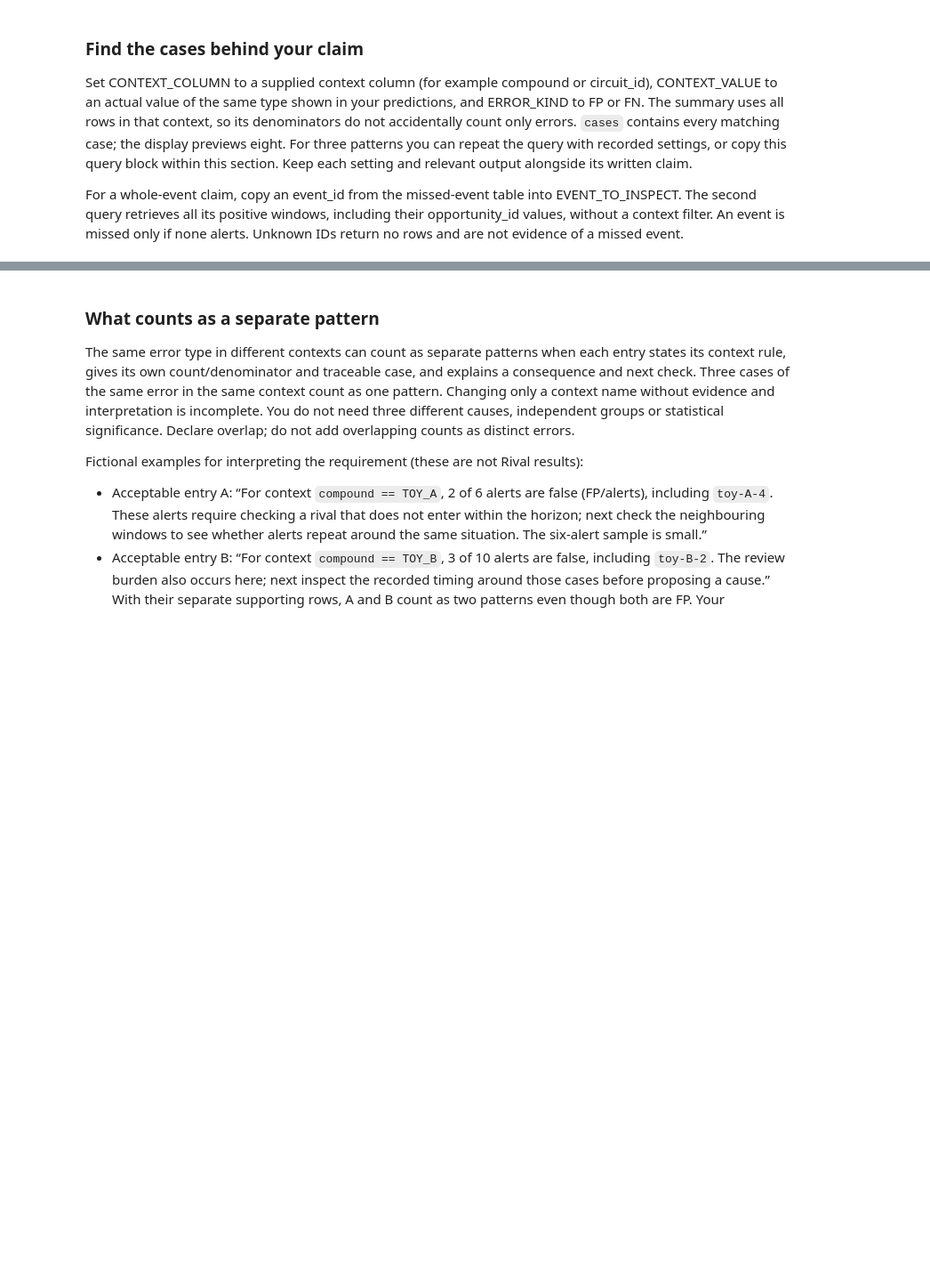
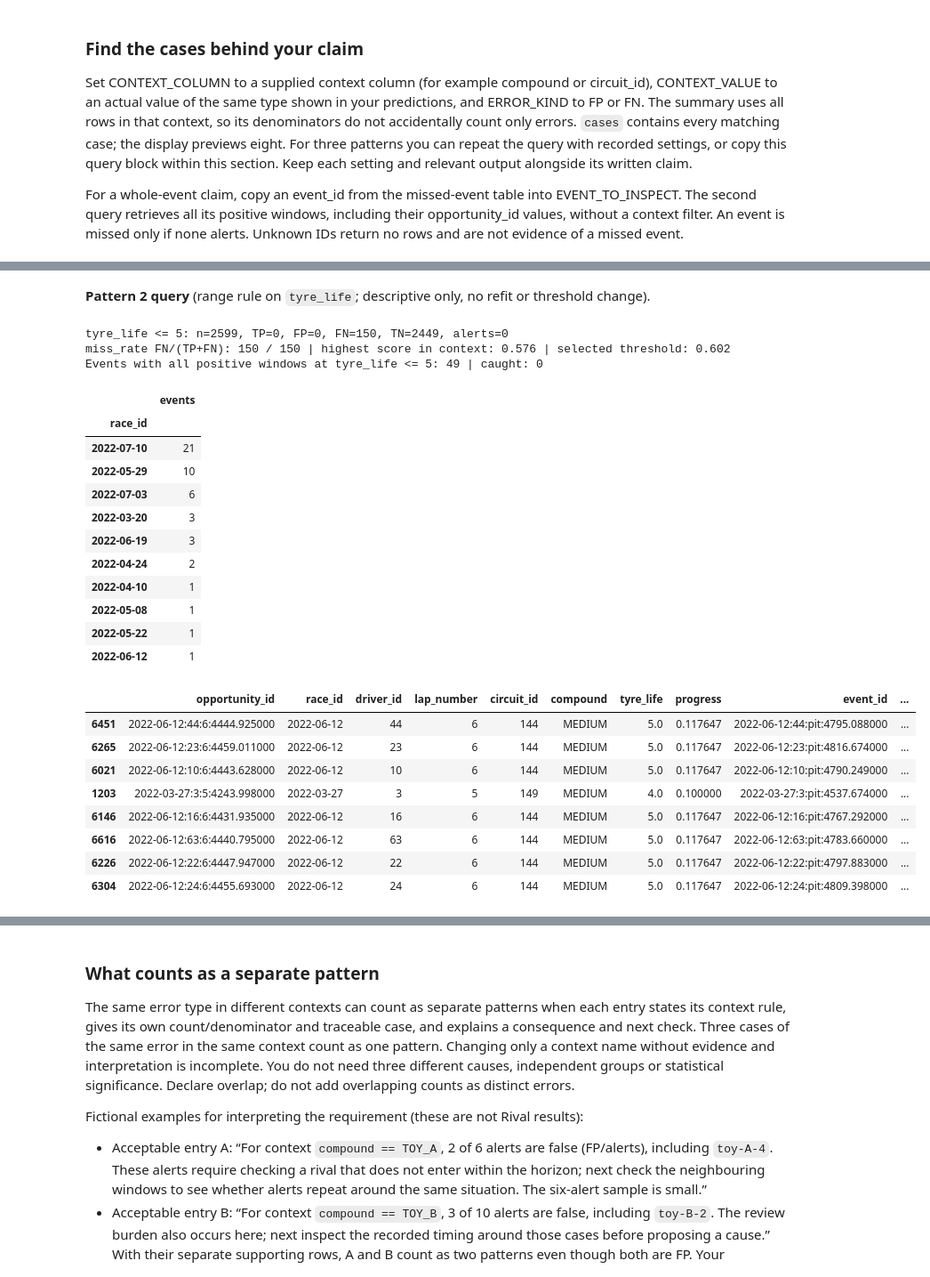
Before and after one commit to Lilvecp/lab3_artificial, a Jupyter notebook: Lab03_ModelComparison_Student_v3.ipynb, the cells around one changed output, grey strips where cells are left out. Shown at 89% size. Cells and saved outputs as stored; diff of their text form; code cells hidden in the pictures; blank space fills up the shorter version.

```diff
--- a/Lab03_ModelComparison_Student_v3.ipynb
+++ b/Lab03_ModelComparison_Student_v3.ipynb
@@ -316,0 +379,44 @@ Set the context column/value above to inspect your own error evidence.
+# %% [markdown]
+**Pattern 2 query** (range rule on `tyre_life`; descriptive only, no refit or threshold change).
+# %%
+# Pattern 2 settings: quiet windows on fresh tyres (range rule tyre_life <= 5; context_query only accepts one value)
+if predictions is not None:
+    fresh = predictions.loc[predictions.tyre_life.le(5)]
+    counts = fresh.error_type.value_counts()
+    tp, fp, fn, tn = (int(counts.get(k, 0)) for k in ['TP', 'FP', 'FN', 'TN'])
+    print(f'tyre_life <= 5: n={len(fresh)}, TP={tp}, FP={fp}, FN={fn}, TN={tn}, alerts={tp + fp}')
+    print('miss_rate FN/(TP+FN):', fn, '/', tp + fn, '| highest score in context:', round(fresh.score.max(), 3),
+          '| selected threshold:', round(extra_policy['threshold'], 3))
+    # Whole events whose EVERY positive window has tyre_life <= 5 (all their windows, no context filter)
+    by_event = predictions.loc[predictions.y.eq(1)].groupby('event_id').agg(
+        max_tyre_life=('tyre_life', 'max'), caught=('alert', 'any'), race_id=('race_id', 'first'))
+    fresh_events = by_event.loc[by_event.max_tyre_life.le(5)]
+    print('Events with all positive windows at tyre_life <= 5:', len(fresh_events),
+          '| caught:', int(fresh_events.caught.sum()))
+    display(fresh_events.race_id.value_counts().rename('events').to_frame())
+    display(fresh.loc[fresh.error_type.eq('FN')].sort_values('score', ascending=False).head(8))
+# %% [output]
+tyre_life <= 5: n=2599, TP=0, FP=0, FN=150, TN=2449, alerts=0
+miss_rate FN/(TP+FN): 150 / 150 | highest score in context: 0.576 | selected threshold: 0.602
+Events with all positive windows at tyre_life <= 5: 49 | caught: 0
+|  | events |
+| race_id |  |
+| 2022-07-10 | 21 |
+| 2022-05-29 | 10 |
+| 2022-07-03 | 6 |
+| 2022-03-20 | 3 |
+| 2022-06-19 | 3 |
+| 2022-04-24 | 2 |
+| 2022-04-10 | 1 |
+| 2022-05-08 | 1 |
+| 2022-05-22 | 1 |
+| 2022-06-12 | 1 |
+|  | opportunity_id | race_id | driver_id | lap_number | circuit_id | compound | tyre_life | progress | event_id | ... |
+| 6451 | 2022-06-12:44:6:4444.925000 | 2022-06-12 | 44 | 6 | 144 | MEDIUM | 5.0 | 0.117647 | 2022-06-12:44:pit:4795.088000 | ... |
+| 6265 | 2022-06-12:23:6:4459.011000 | 2022-06-12 | 23 | 6 | 144 | MEDIUM | 5.0 | 0.117647 | 2022-06-12:23:pit:4816.674000 | ... |
+| 6021 | 2022-06-12:10:6:4443.628000 | 2022-06-12 | 10 | 6 | 144 | MEDIUM | 5.0 | 0.117647 | 2022-06-12:10:pit:4790.249000 | ... |
+| 1203 | 2022-03-27:3:5:4243.998000 | 2022-03-27 | 3 | 5 | 149 | MEDIUM | 4.0 | 0.100000 | 2022-03-27:3:pit:4537.674000 | ... |
+| 6146 | 2022-06-12:16:6:4431.935000 | 2022-06-12 | 16 | 6 | 144 | MEDIUM | 5.0 | 0.117647 | 2022-06-12:16:pit:4767.292000 | ... |
+| 6616 | 2022-06-12:63:6:4440.795000 | 2022-06-12 | 63 | 6 | 144 | MEDIUM | 5.0 | 0.117647 | 2022-06-12:63:pit:4783.660000 | ... |
+| 6226 | 2022-06-12:22:6:4447.947000 | 2022-06-12 | 22 | 6 | 144 | MEDIUM | 5.0 | 0.117647 | 2022-06-12:22:pit:4797.883000 | ... |
+| 6304 | 2022-06-12:24:6:4455.693000 | 2022-06-12 | 24 | 6 | 144 | MEDIUM | 5.0 | 0.117647 | 2022-06-12:24:pit:4809.398000 | ... |
```
Also changed, not shown: parts of 8 cells of this notebook, 7 other files.
